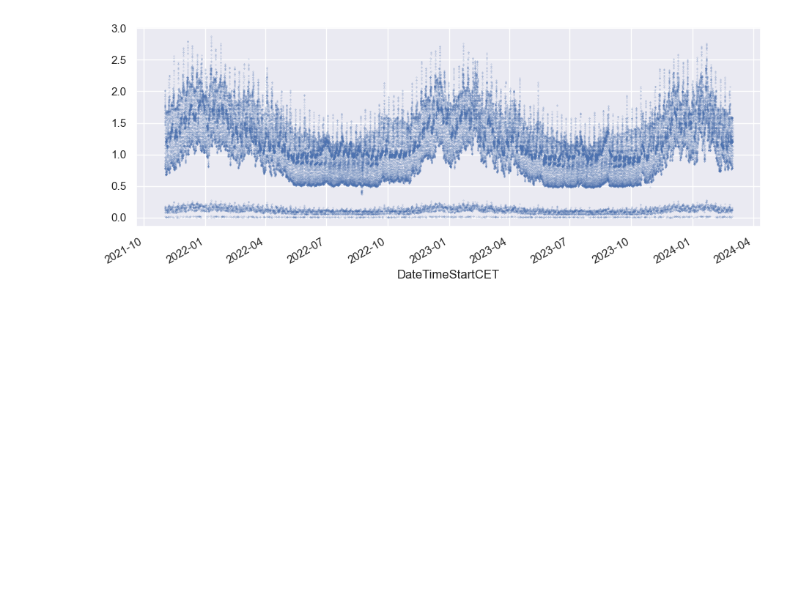
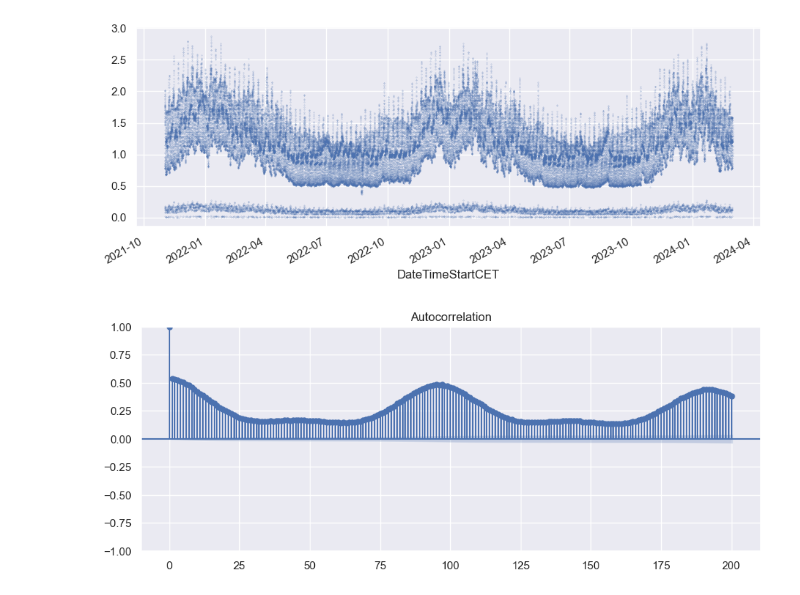
Before and after one commit to karolina-sa/Matematika-z-racunalnikom-projekt, a Jupyter notebook: analiza_casovne_vrste.ipynb, the cells around one changed output. Saved outputs shown, nothing was run; the diff lists cells and outputs as text; code cells hidden in the pictures; blank space fills up the shorter version.

```diff
--- a/analiza_casovne_vrste.ipynb
+++ b/analiza_casovne_vrste.ipynb
@@ -1,11 +12,4 @@
 # %%
-## knjižnice:
-import pandas as pd
-import numpy as np
-import os.path
-import matplotlib.pyplot as plt
-import seaborn as sns
-
 ## podatki, ki so nam jih poslali:
 podatki = pd.read_csv(os.path.join('C:/Users/Uporabnik/OneDrive/Namizje/SOLA/MAGISTERIJ/MATEMATIKA Z RACUNALNIKOM/GospodinjskiOdjemalci.csv'), sep=';')
 podatki["DateTimeStartCET"] = pd.to_datetime(podatki["DateTimeStartCET"], format="%d.%m.%Y %H:%M")
@@ -15,3 +19,6 @@ podatki['Odjem ACT'] = podatki['Odjem ACT'].str.replace(',','.').astype(np.float
 podatki = podatki.set_index('DateTimeStartCET')
 podatki['Year'] = podatki.index.year
 podatki['Month'] = podatki.index.month
+podatki['Day'] = podatki.index.date
+
+podatki
@@ -30,0 +58,4 @@ podatki['Odjem ACT'].plot(marker='.', alpha=0.5, linestyle='None', ms=0.5)
+# %%
+AFT_plot = tsaplots.plot_acf(podatki['Odjem ACT'], lags=200)
+# %% [output]
+[figure, added]
```
Also changed, not shown: parts of 8 cells of this notebook.
